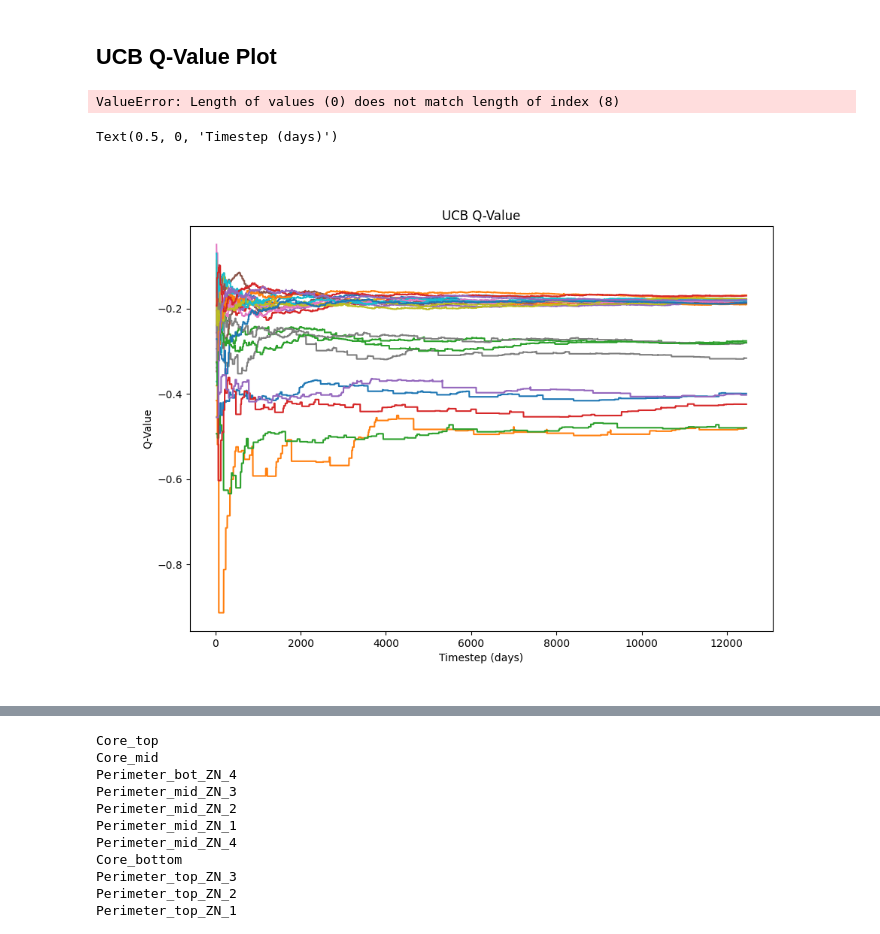
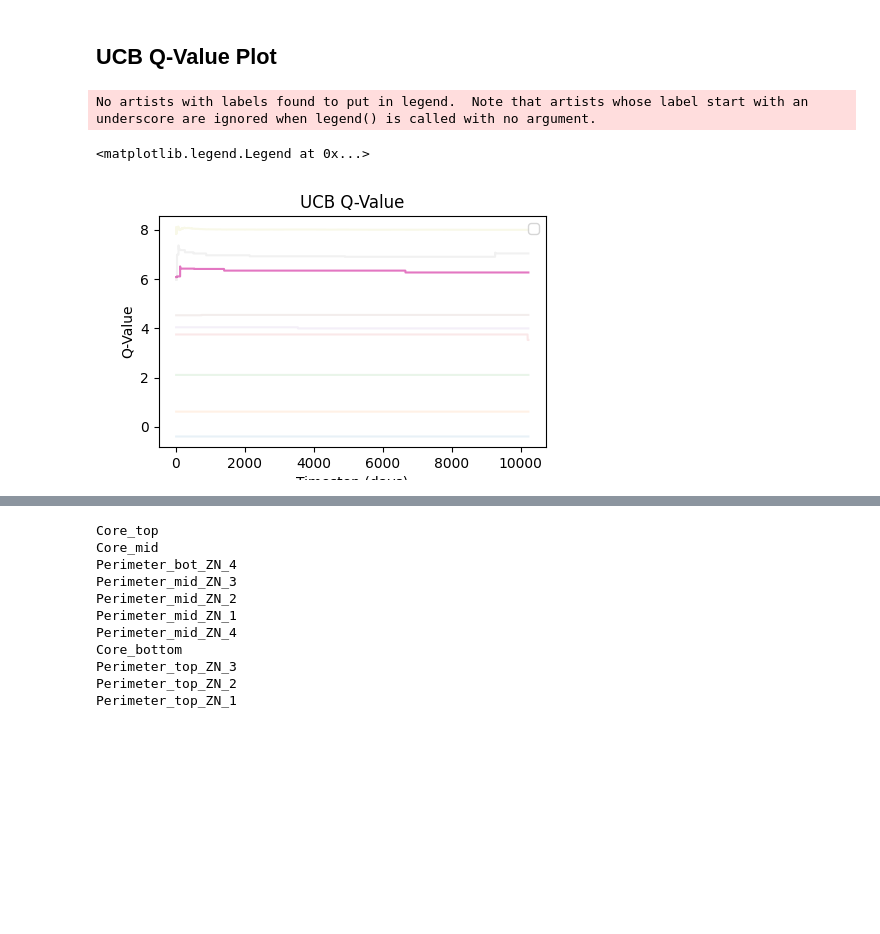
Before and after one commit to sustainable-computing/building-MARL, a Jupyter notebook: studies/UCB_PolicySelection_Analysis-Copy1.ipynb, the cells around one changed output, grey strips where cells are left out. Drawn from its saved outputs; the diff is of its cells as text; code cells hidden in the pictures; blank space fills up the shorter version.

```diff
--- a/studies/UCB_PolicySelection_Analysis-Copy1.ipynb
+++ b/studies/UCB_PolicySelection_Analysis-Copy1.ipynb
@@ -30,7 +30,7 @@ invalid_policies = []
 # %%
 all_zones = list(eval_df["zone"].unique())
 
-ucb_df = pd.read_csv("../data/group_ucb_log_data/4/ucb_log_data.csv")
+ucb_df = pd.read_csv("../data/group_ucb_log_data/8/ucb_log_data.csv")
 # %%
 ucb_eval_cols = ucb_df.columns
 arm_names = [col[:-6] for col in ucb_eval_cols if "score" in col]
@@ -49,16 +49,21 @@ for arm in arm_names:
     q_vals_df[f"{arm}_value"] = ucb_df.iloc[len(arm_names):, all_columns.index(score_col_name)].values
     q_vals_df[f"{arm}_count"] = ucb_df.iloc[len(arm_names):, all_columns.index(count_col_name)].values
     q_vals_df = q_vals_df.copy()
-# %% [output]
-ValueError: Length of values (0) does not match length of index (8)
 # %%
-plt.figure(figsize=(10, 7))
+plt.figure(figsize=(5, 3))
 plt.title("UCB Q-Value")
-for arm in arm_names:
-    sns.lineplot(x="timestep", y=f"{arm}_value", data=q_vals_df)
+for i, arm in enumerate(arm_names):
+    # sns.lineplot(x="timestep", y=f"{arm}_value", data=q_vals_df)
+    if i == 6:
+        alpha = 1
+    else:
+        alpha = 0.1
+    plt.plot(q_vals_df["timestep"], q_vals_df[f"{arm}_value"], alpha=alpha)
 plt.ylabel("Q-Value")
 plt.xlabel("Timestep (days)")
+plt.legend()
 # %% [output]
-Text(0.5, 0, 'Timestep (days)')
+No artists with labels found to put in legend.  Note that artists whose label start with an underscore are ignored when legend() is called with no argument.
+<matplotlib.legend.Legend at 0x...>
-[figure, old version]
+[figure, new version]
 # %%
```
Also changed, not shown: parts of 2 cells of this notebook, 4 other files.
